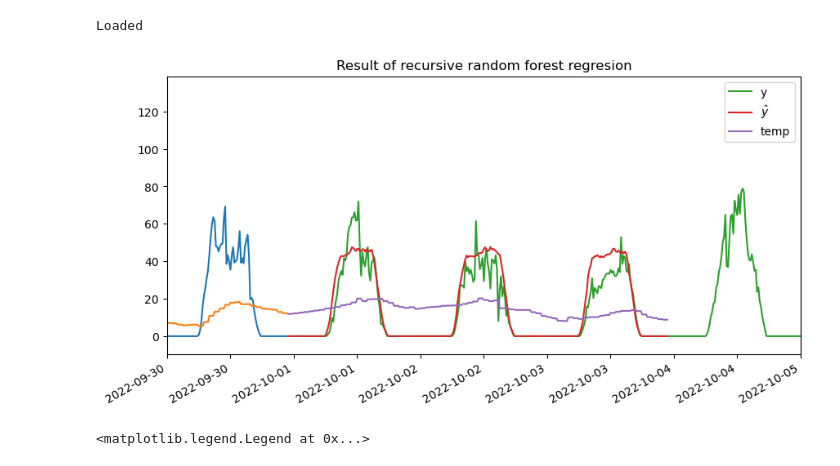
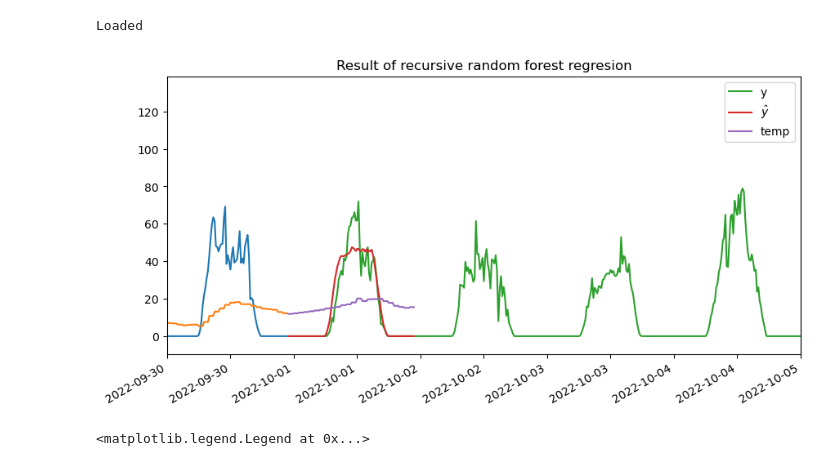
Before and after one commit to SpongeStark/Pre-PhD, a Jupyter notebook: demo/PV_2022_limit_configuration.ipynb, the cells around one changed output. Saved outputs shown, nothing was run; the diff lists cells and outputs as text; code cells hidden in the pictures.

Commit message:
day prediction RF

```diff
--- a/demo/PV_2022_limit_configuration.ipynb
+++ b/demo/PV_2022_limit_configuration.ipynb
@@ -385,33 +385,33 @@ else:
 # %% [output]
 Loaded
 # %%
-yhat_test = forecaster.predict(steps=96*3, exog=df_test[['temp']])
+yhat_test = forecaster.predict(steps=96, exog=df_test[['temp']])
 # %%
 # Save and display the plot
 import matplotlib.ticker as ticker
 fig, ax = plt.subplots(figsize=(10, 5))
 ax.set_title("Result of recursive random forest regresion")
 ax.plot(df_train['Date'],df_train['PV'])
 ax.plot(df_train['Date'],df_train['temp'])
 ax.plot(df_test['Date'], df_test['PV'], label='y')
-ax.plot(df_test['Date'][:96*3], yhat_test, label=r'$\hat{y}$')
-ax.plot(df_test['Date'][:96*3],df_test['temp'][:96*3], label='temp')
+ax.plot(df_test['Date'][:96], yhat_test, label=r'$\hat{y}$')
+ax.plot(df_test['Date'][:96],df_test['temp'][:96], label='temp')
 # ax.plot(df_after.Date.dt.tz_localize(None), df_after['PV'], label='After')
 
 ax.xaxis.set_major_locator(ticker.MaxNLocator(nbins=10))
 
 ax.set_xlim(pd.Timestamp('2022-09-30'), pd.Timestamp('2022-10-05'))
 
 # optional: minor ticks every 6 hours
 # ax.xaxis.set_minor_locator(mdates.HourLocator(interval=6))
 
 ax.legend()
 
 fig.autofmt_xdate() # for rotation
 fig.savefig(output_dir / "prediction_test.png", dpi=300, bbox_inches='tight')
 plt.show()
 # %% [output]
-[figure, old version]
+[figure, new version]
 # %%
 fig, ax = plt.subplots(figsize=(10, 5))
 ax.set_title("Result of recursive random forest regresion")
```
